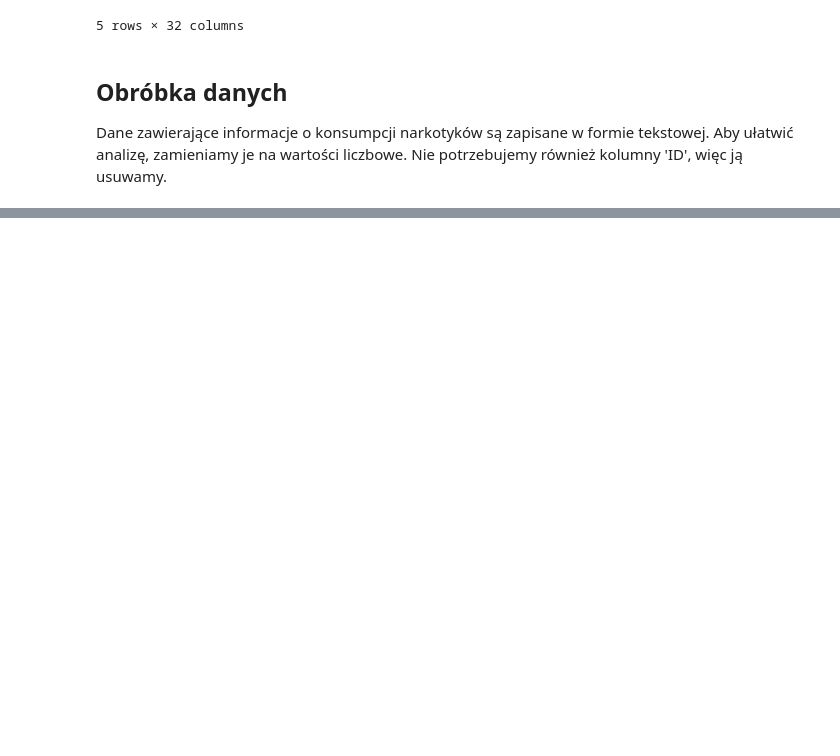
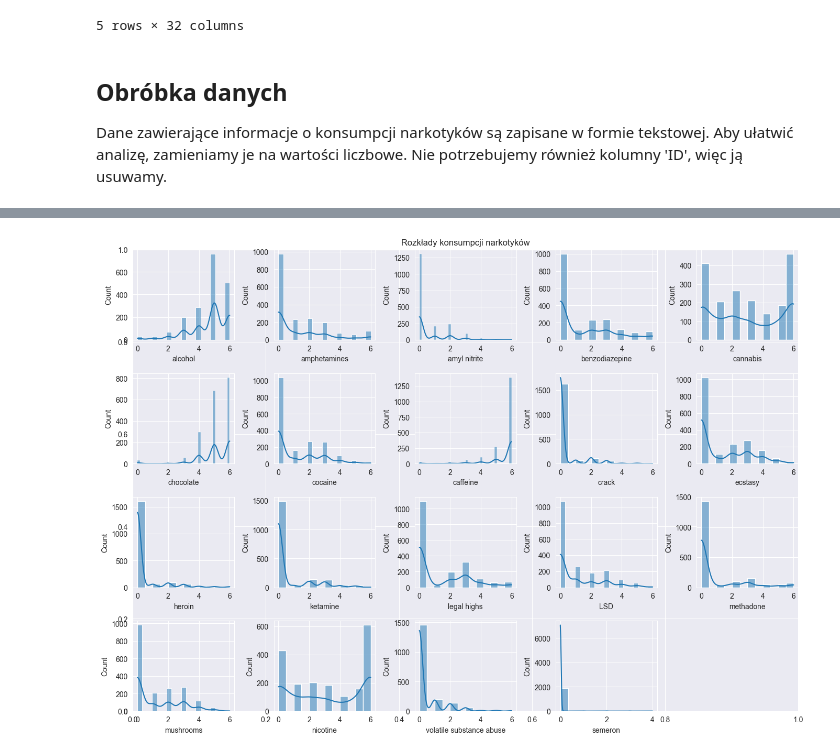
Before and after one commit to olekgolus11/DrugConsumptionAnalysis, a Jupyter notebook: drug_consumption.ipynb, the cells around one changed output, grey strips where cells are left out. Drawn from its saved outputs; the diff is of its cells as text; code cells hidden in the pictures; blank space fills up the shorter version.

```diff
--- a/drug_consumption.ipynb
+++ b/drug_consumption.ipynb
@@ -136,0 +160,13 @@ data.head()
+# %%
+def show_histograms(data, columns, title):
+    plt.figure(figsize=(14, 10))
+    plt.title(title)
+    for i, column in enumerate(columns):
+        plt.subplot(4, 5, i + 1)
+        sns.histplot(data[column], kde=True)
+    plt.tight_layout()
+    plt.show()
+
+show_histograms(data, consumption_data_columns, 'Rozkłady konsumpcji narkotyków')
+# %% [output]
+[figure, added]
```
Also changed, not shown: parts of 21 cells of this notebook, 1 other file.
